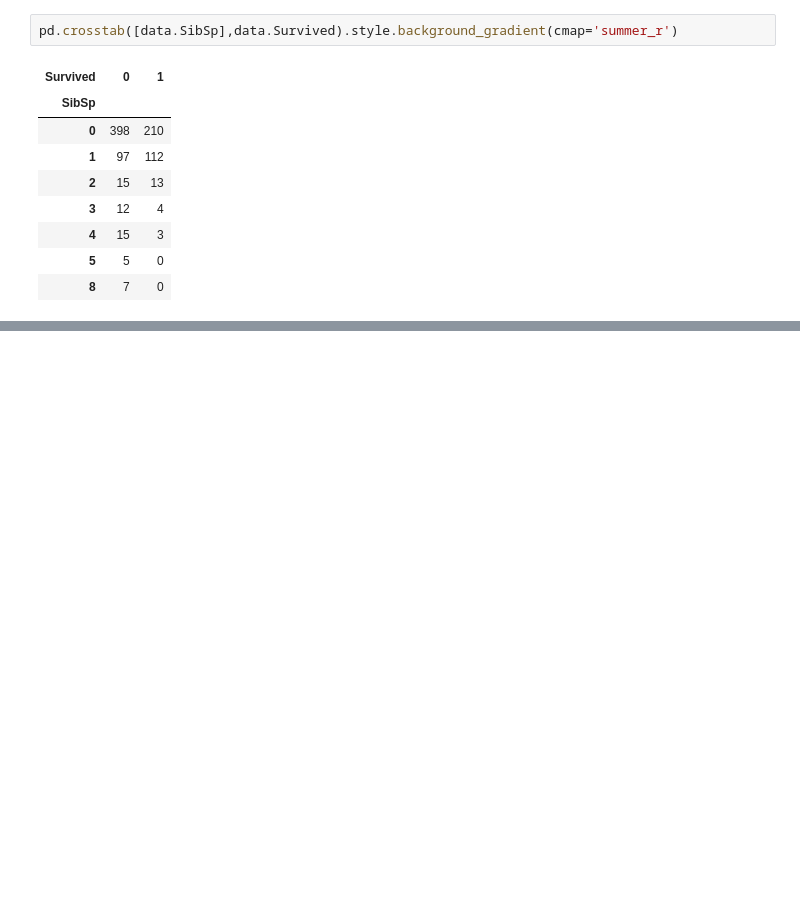
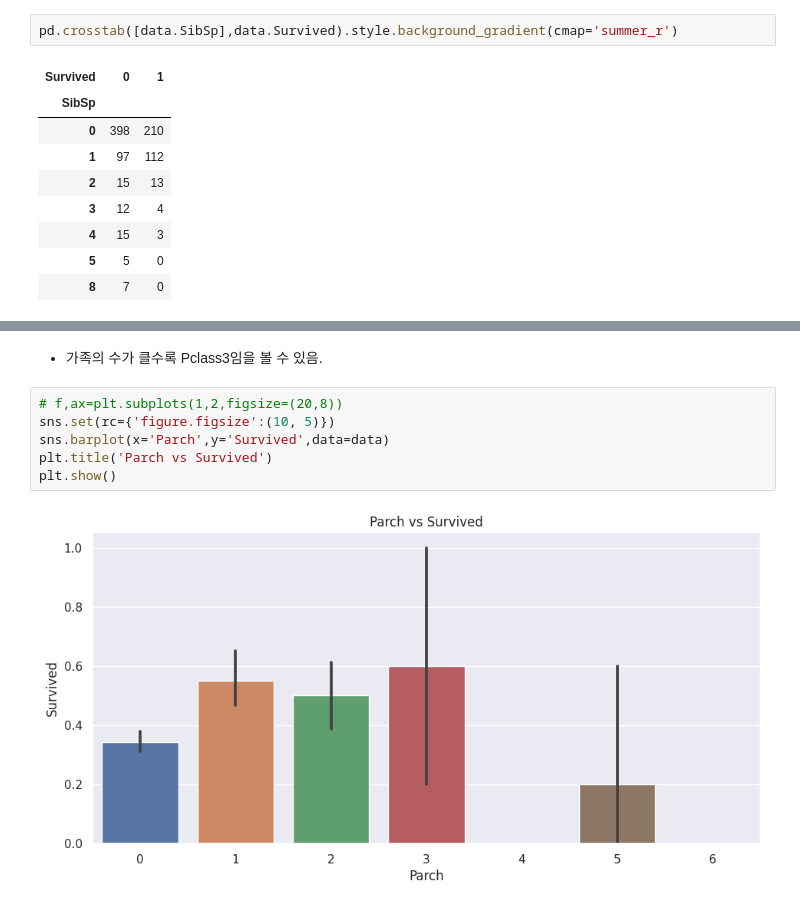
Before and after one commit to yeonduhaeyo/kaggle, a Jupyter notebook: 2-eda-to-prediction-dietanic.ipynb, the cells around one changed output, grey strips where cells are left out. Saved outputs shown, nothing was run; the diff lists cells and outputs as text; blank space fills up the shorter version.

```diff
--- a/2-eda-to-prediction-dietanic.ipynb
+++ b/2-eda-to-prediction-dietanic.ipynb
@@ -307,0 +356,10 @@ pd.crosstab([data.SibSp],data.Survived).style.background_gradient(cmap='summer_r
+# %% [markdown]
+- 가족의 수가 클수록 Pclass3임을 볼 수 있음.
+# %%
+# f,ax=plt.subplots(1,2,figsize=(20,8))
+sns.set(rc={'figure.figsize':(10, 5)})
+sns.barplot(x='Parch',y='Survived',data=data)
+plt.title('Parch vs Survived')
+plt.show()
+# %% [output]
+[figure, added]
```
Also changed, not shown: parts of 22 cells of this notebook.
